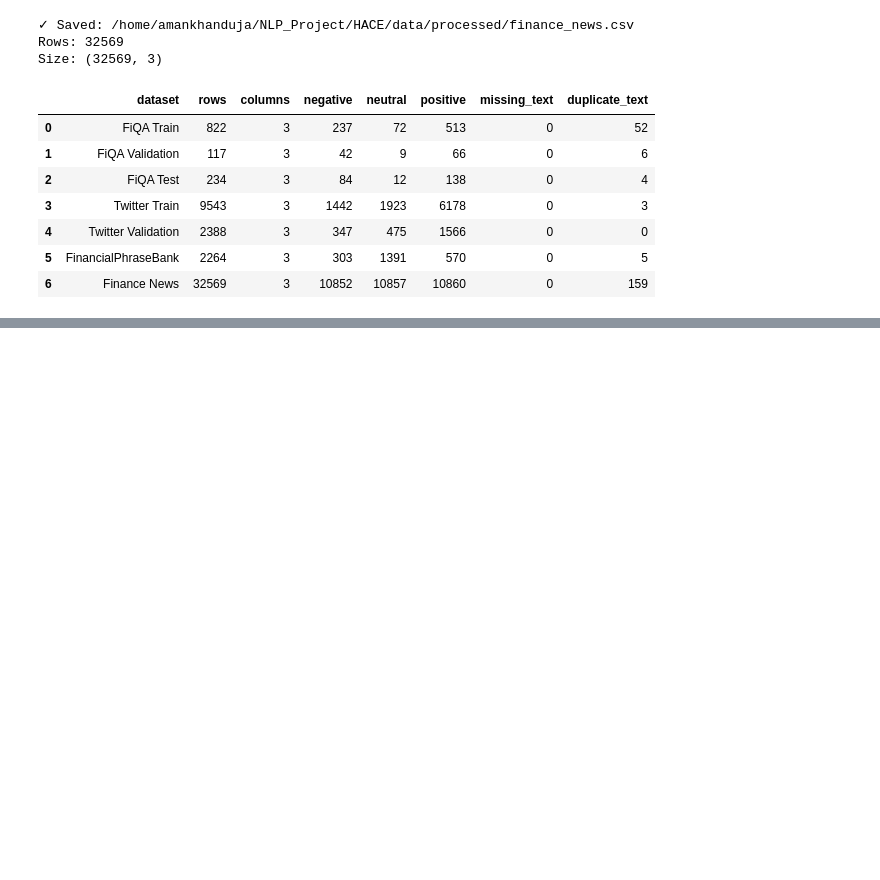
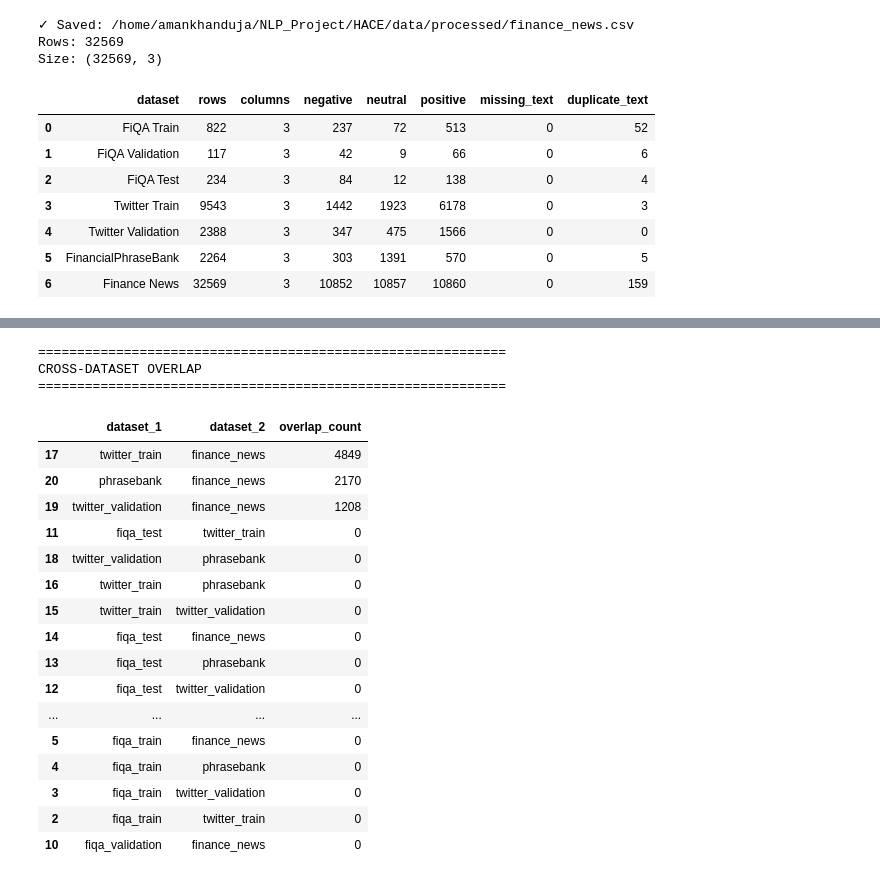
Before and after one commit to Sealie145/HACE_Financial_Sentiment_Analysis, a Jupyter notebook: notebooks/01_data_preparation.ipynb, the cells around one changed output, grey strips where cells are left out. Saved outputs shown, nothing was run; the diff lists cells and outputs as text; code cells hidden in the pictures; blank space fills up the shorter version.

```diff
--- a/notebooks/01_data_preparation.ipynb
+++ b/notebooks/01_data_preparation.ipynb
@@ -1778,0 +1877,77 @@ display(dataset_summary)
+# %%
+# ============================================================
+# CELL 31 — CROSS-DATASET OVERLAP
+# ============================================================
+
+print("=" * 60)
+print("CROSS-DATASET OVERLAP")
+print("=" * 60)
+
+
+dataset_names = list(
+    audit_datasets.keys()
+)
+
+
+cross_source_results = []
+
+
+for i in range(
+    len(dataset_names)
+):
+
+    for j in range(
+        i + 1,
+        len(dataset_names)
+    ):
+
+        name1 = dataset_names[i]
+        name2 = dataset_names[j]
+
+        overlap = find_overlap(
+            audit_datasets[name1],
+            audit_datasets[name2]
+        )
+
+        cross_source_results.append({
+
+            "dataset_1": name1,
+
+            "dataset_2": name2,
+
+            "overlap_count": len(overlap)
+        })
+
+
+cross_source_df = pd.DataFrame(
+    cross_source_results
+)
+
+
+display(
+    cross_source_df.sort_values(
+        "overlap_count",
+        ascending=False
+    )
+)
+# %% [output]
+============================================================
+CROSS-DATASET OVERLAP
+============================================================
+|  | dataset_1 | dataset_2 | overlap_count |
+| 17 | twitter_train | finance_news | 4849 |
+| 20 | phrasebank | finance_news | 2170 |
+| 19 | twitter_validation | finance_news | 1208 |
+| 11 | fiqa_test | twitter_train | 0 |
+| 18 | twitter_validation | phrasebank | 0 |
+| 16 | twitter_train | phrasebank | 0 |
+| 15 | twitter_train | twitter_validation | 0 |
+| 14 | fiqa_test | finance_news | 0 |
+| 13 | fiqa_test | phrasebank | 0 |
+| 12 | fiqa_test | twitter_validation | 0 |
+| ... | ... | ... | ... |
+| 5 | fiqa_train | finance_news | 0 |
+| 4 | fiqa_train | phrasebank | 0 |
+| 3 | fiqa_train | twitter_validation | 0 |
+| 2 | fiqa_train | twitter_train | 0 |
+| 10 | fiqa_validation | finance_news | 0 |
```
Also changed, not shown: parts of 7 cells of this notebook.
